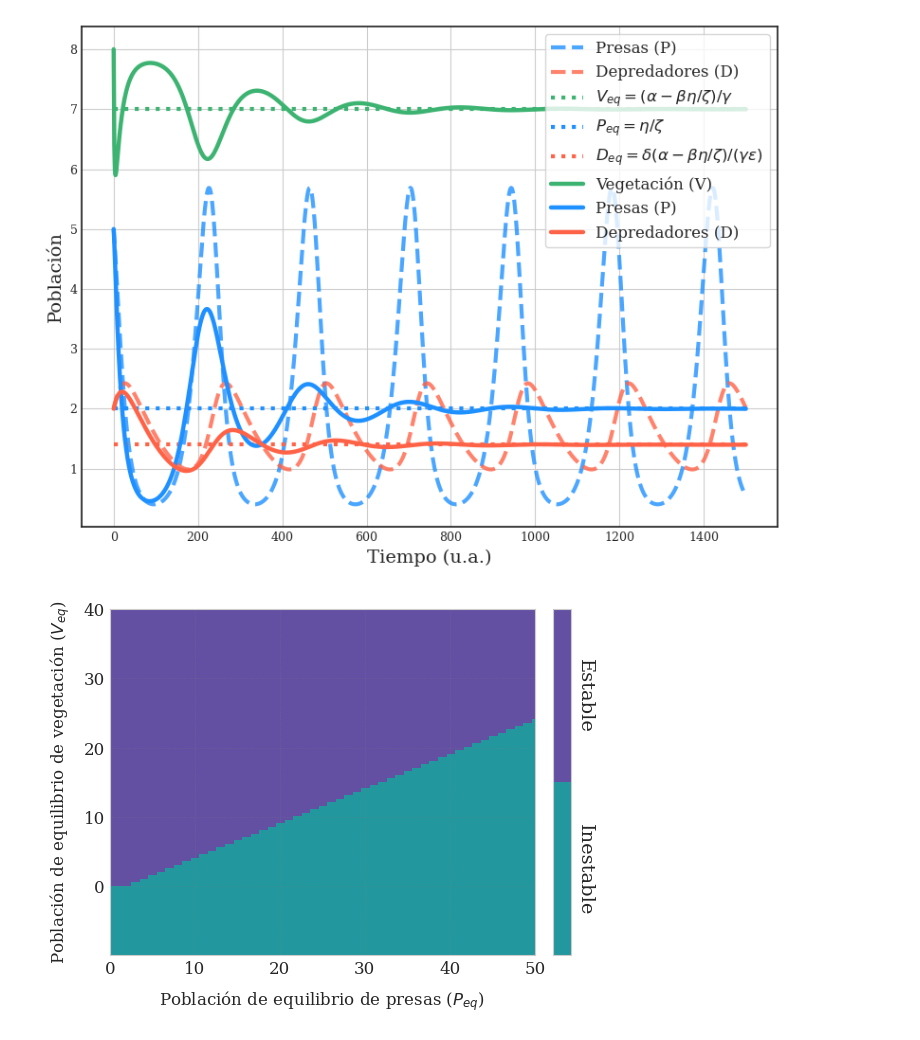
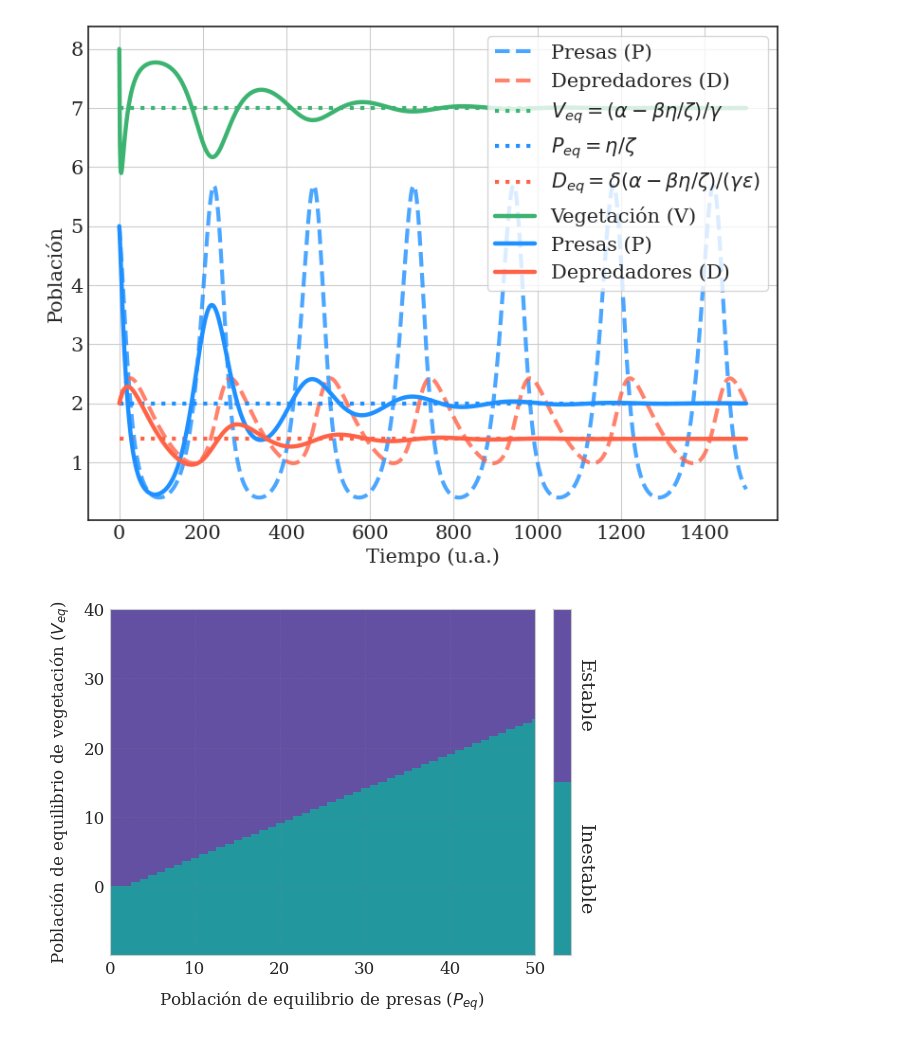
Before and after one commit to JuanSierra2003/HerrComp, a Jupyter notebook: pupulationDynamics/Vegetacion.ipynb, the cells around one changed output. Cells and saved outputs as stored; diff of their text form; code cells hidden in the pictures.

```diff
--- a/pupulationDynamics/Vegetacion.ipynb
+++ b/pupulationDynamics/Vegetacion.ipynb
@@ -74,8 +74,8 @@ tex_fonts = {
     "axes.labelsize": 10,
     "font.size": 10,
     "legend.fontsize": 12,
-    "xtick.labelsize": 12,
-    "ytick.labelsize": 12
+    "xtick.labelsize": 15,
+    "ytick.labelsize": 15
 }
 
 plt.style.use('seaborn-v0_8-white')
@@ -83,37 +83,37 @@ plt.rcParams.update(tex_fonts)
 
 # Define the colors
 color_vege = '#3CB371'  # Soft green
 color_presas = '#1E90FF'  # Soft blue
 color_dep = '#FF6347'  # Soft red
 
 plt.figure(figsize=(8, 6))
 
 # Lotka-Volterra
 plt.plot(t, P, '--', label="Presas (P)", color=color_presas, alpha=0.8, linewidth=3)
 plt.plot(t, D, '--', label="Depredadores (D)", color=color_dep, alpha=0.8, linewidth=3)
 
 # Punto de equilibrio
 plt.plot(t_e, t_e*0+V_eq, ':', label=r"$V_{eq}=(\alpha-\beta\eta/\zeta)/\gamma$", color=color_vege, linewidth=3)
 plt.plot(t_e, t_e*0+P_eq, ':', label=r"$P_{eq}=\eta/\zeta$", color=color_presas,linewidth=3)
 plt.plot(t_e, t_e*0+D_eq, ':', label=r"$D_{eq}=\delta(\alpha-\beta\eta/\zeta)/(\gamma\epsilon)$", color=color_dep, linewidth=3)
 # Modelo extendido
 plt.plot(t_e, V_e, label="Vegetación (V)", color=color_vege, linewidth=3.2)
 plt.plot(t_e, P_e, label="Presas (P)", color=color_presas, linewidth=3.2)
 plt.plot(t_e, D_e, label="Depredadores (D)", color=color_dep, linewidth=3.2)
 
 # Improve labels and title
-plt.xlabel("Tiempo (u.a.)", fontsize=14)
-plt.ylabel("Población", fontsize=14)
-plt.legend(fontsize=12, loc='upper right', frameon=True)
+plt.xlabel("Tiempo (u.a.)", fontsize=15)
+plt.ylabel("Población", fontsize=15)
+plt.legend(fontsize=15, loc='upper right', frameon=True)
 
 # Add grid for clarity
 plt.grid(True)
 
 # Adjust layout for better visibility
 plt.tight_layout()
 plt.savefig('Lotka_Volterra.png')
 # %% [output]
-[figure, old version]
+[figure, new version]
 # %%
 from scipy.linalg import eigvals
 
```
